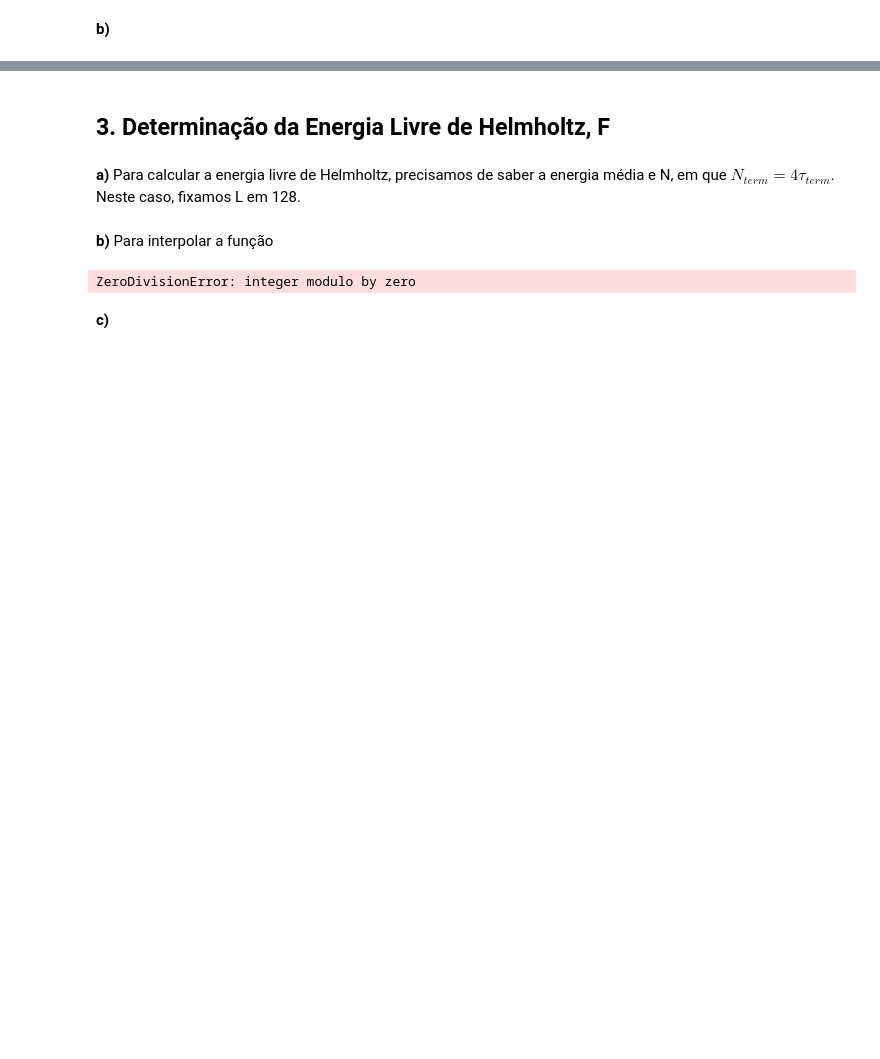
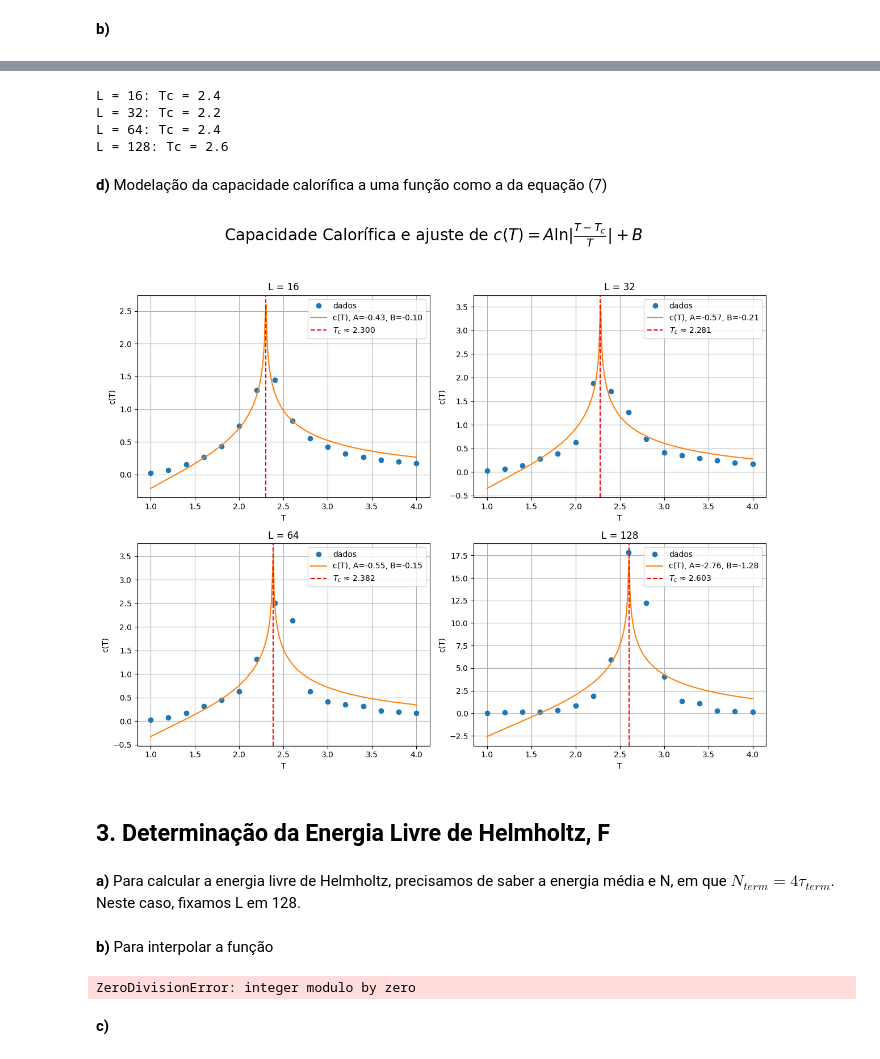
Before and after one commit to RafaelFernandesIST/FC_Grupo22, a Jupyter notebook: Projeto_1/projeto_1.ipynb, the cells around one changed output, grey strips where cells are left out. Drawn from its saved outputs; the diff is of its cells as text; code cells hidden in the pictures; blank space fills up the shorter version.

```diff
--- a/Projeto_1/projeto_1.ipynb
+++ b/Projeto_1/projeto_1.ipynb
@@ -342,3 +356,53 @@ L = 128: Tc = 4.0 e c = 0.192498 +/- 0.572386
+# %%
+c_vals = {L:[] for L in L_array}
+stat_Tcs = {}
+for L in L_array:
+    for i, T in enumerate(T_values):
+        c = L*L*(results[L]['e2_mean'][i] - results[L]['e_mean'][i]**2)/(T*T)
+        c_vals[L].append(c)
+
+    index_for_Tc = np.argmax(np.array(c_vals[L]))
+    stat_Tc = T_values[index_for_Tc]
+    stat_Tcs[L] = stat_Tc
+    print(f"L = {L}: Tc = {stat_Tc:.1f}")
+# %% [output]
+L = 16: Tc = 2.4
+L = 32: Tc = 2.2
+L = 64: Tc = 2.4
+L = 128: Tc = 2.6
+# %% [markdown]
+**d)** Modelação da capacidade calorífica a uma função como a da equação (7)
+# %%
+def c_model(T, A, B, Tc):
+    return A * np.log(np.abs((T - Tc) / T)) + B
+
+fig, axes = plt.subplots(2, 2, figsize=(12, 10))
+fig.suptitle('Capacidade Calorífica e ajuste de $c(T) = A \\ln|\\frac{T - T_c}{T}| + B$', fontsize=20)
+
+L_list = [16, 32, 64, 128]
+for j, L in enumerate(L_list):
+    T = np.array(T_values)
+    c = np.array(c_vals[L])
+
+
+    parameters, _ = curve_fit(c_model, T, c, p0=[1.0, 0.1, 2.3])
+    A, B, Tc = parameters
+
+    ax = axes[j // 2, j % 2]
+    T_fine = np.linspace(min(T), max(T), 300)
+    ax.plot(T, c, 'o', label='dados')
+    ax.plot(T_fine, c_model(T_fine, *parameters), '-', label=f'c(T), A={A:.2f}, B={B:.2f}')
+    ax.axvline(Tc, color='r', linestyle='--', label=f'$T_c$ ≈ {Tc:.3f}')
+    ax.set_title(f'L = {L}')
+    ax.set_xlabel('T')
+    ax.set_ylabel('c(T)')
+    ax.grid(True)
+    ax.legend()
+
+plt.tight_layout(rect=[0, 0, 1, 0.95])
+plt.show()
+# %% [output]
+[figure, added]
 # %% [markdown]
 ## 3. Determinação da Energia Livre de Helmholtz, F
 # %% [markdown]
```
Also changed, not shown: parts of 6 cells of this notebook.
